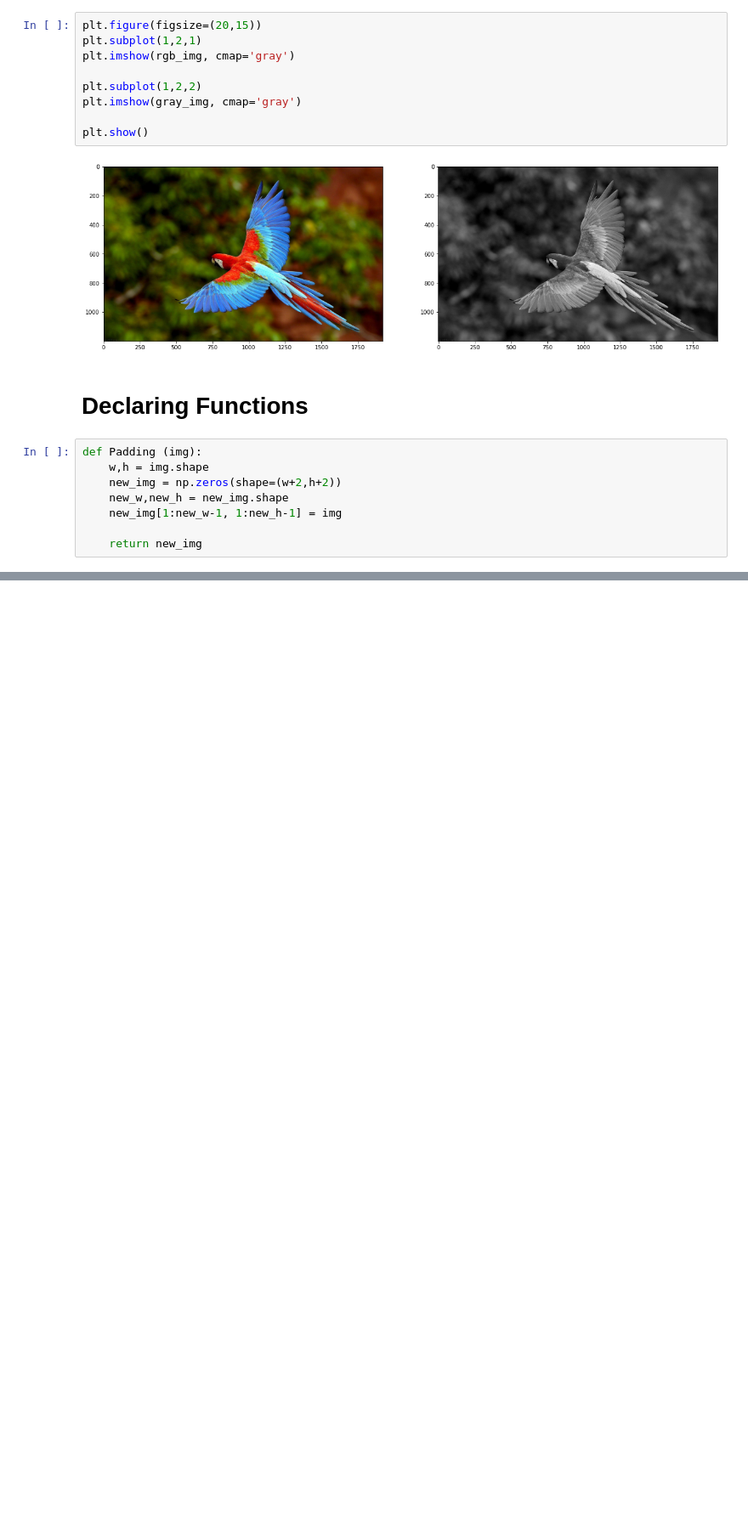
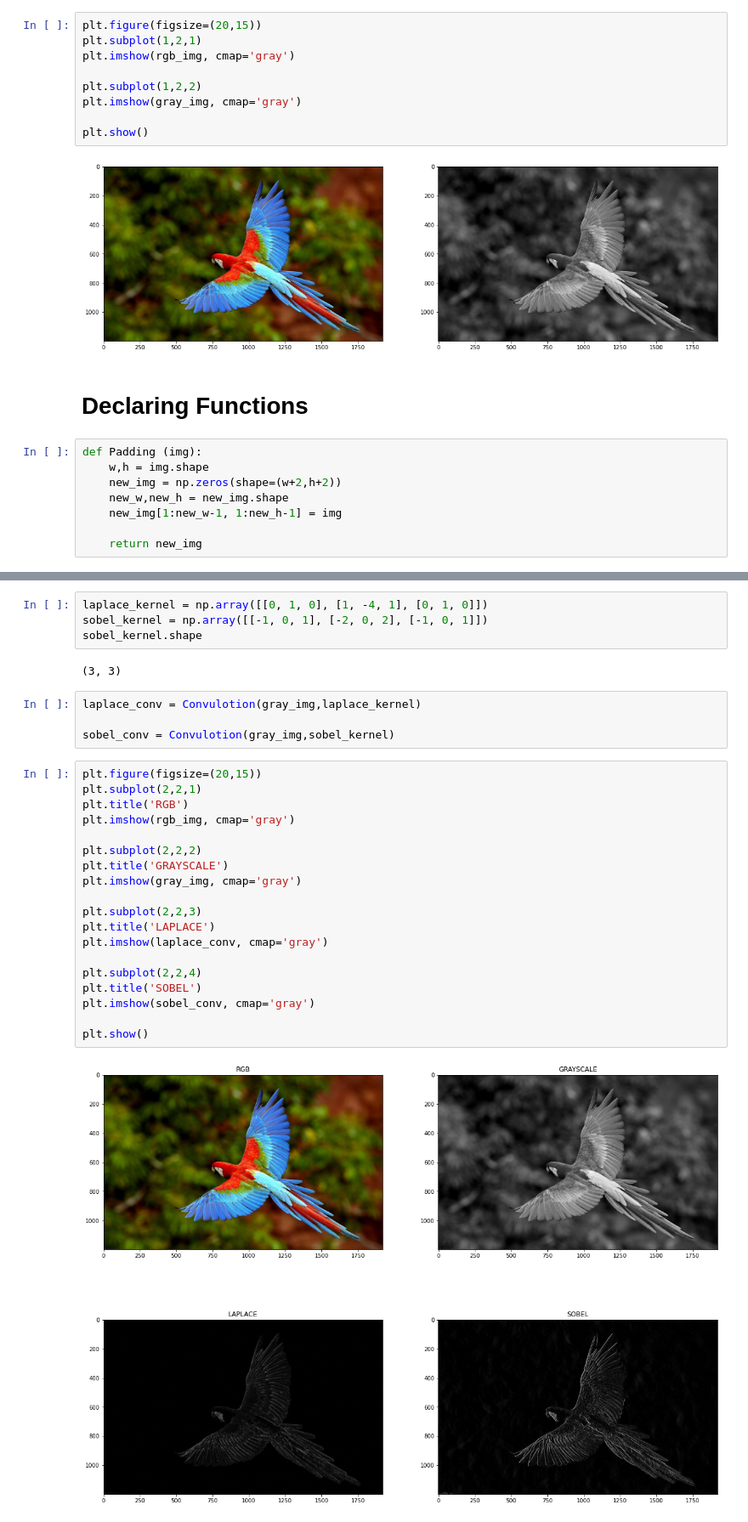
Before and after one commit to ShahriarRu/Image-Processing, a Jupyter notebook: Assignment5/Laplace and Sobel Filters.ipynb, the cells around one changed output, grey strips where cells are left out. Shown at 85% size. Saved outputs shown, nothing was run; the diff lists cells and outputs as text; blank space fills up the shorter version.

```diff
--- a/Assignment5/Laplace and Sobel Filters.ipynb
+++ b/Assignment5/Laplace and Sobel Filters.ipynb
@@ -43,0 +66,31 @@ def Padding (img):
+# %%
+laplace_kernel = np.array([[0, 1, 0], [1, -4, 1], [0, 1, 0]])
+sobel_kernel = np.array([[-1, 0, 1], [-2, 0, 2], [-1, 0, 1]])
+sobel_kernel.shape
+# %% [output]
+(3, 3)
+# %%
+laplace_conv = Convulotion(gray_img,laplace_kernel)
+
+sobel_conv = Convulotion(gray_img,sobel_kernel)
+# %%
+plt.figure(figsize=(20,15))
+plt.subplot(2,2,1)
+plt.title('RGB')
+plt.imshow(rgb_img, cmap='gray')
+
+plt.subplot(2,2,2)
+plt.title('GRAYSCALE')
+plt.imshow(gray_img, cmap='gray')
+
+plt.subplot(2,2,3)
+plt.title('LAPLACE')
+plt.imshow(laplace_conv, cmap='gray')
+
+plt.subplot(2,2,4)
+plt.title('SOBEL')
+plt.imshow(sobel_conv, cmap='gray')
+
+plt.show()
+# %% [output]
+[figure, added]
```
Also changed, not shown: parts of 1 cell of this notebook, 39 other files.
